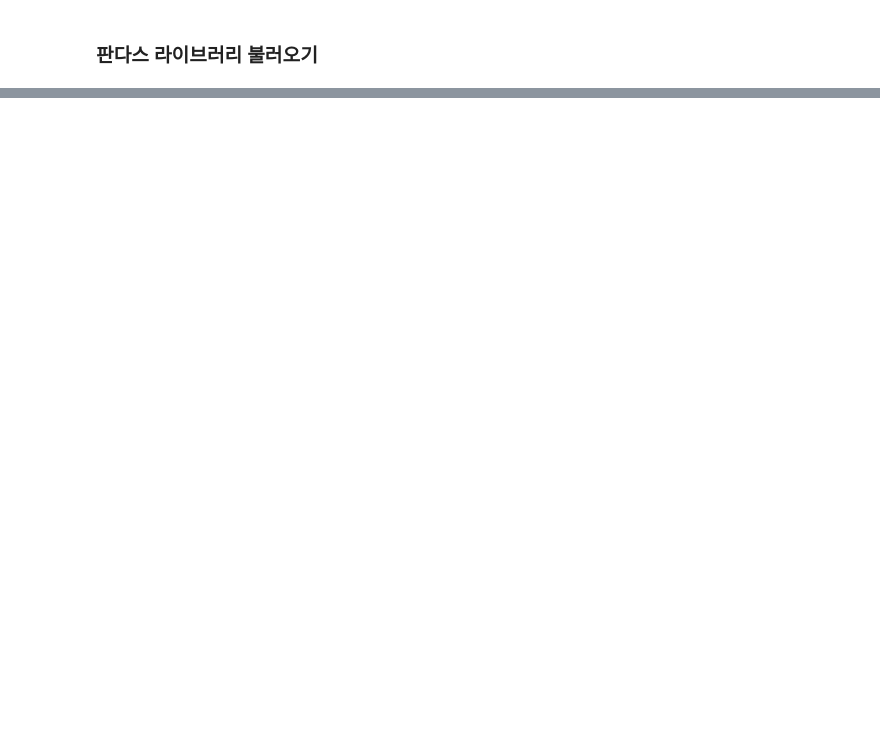
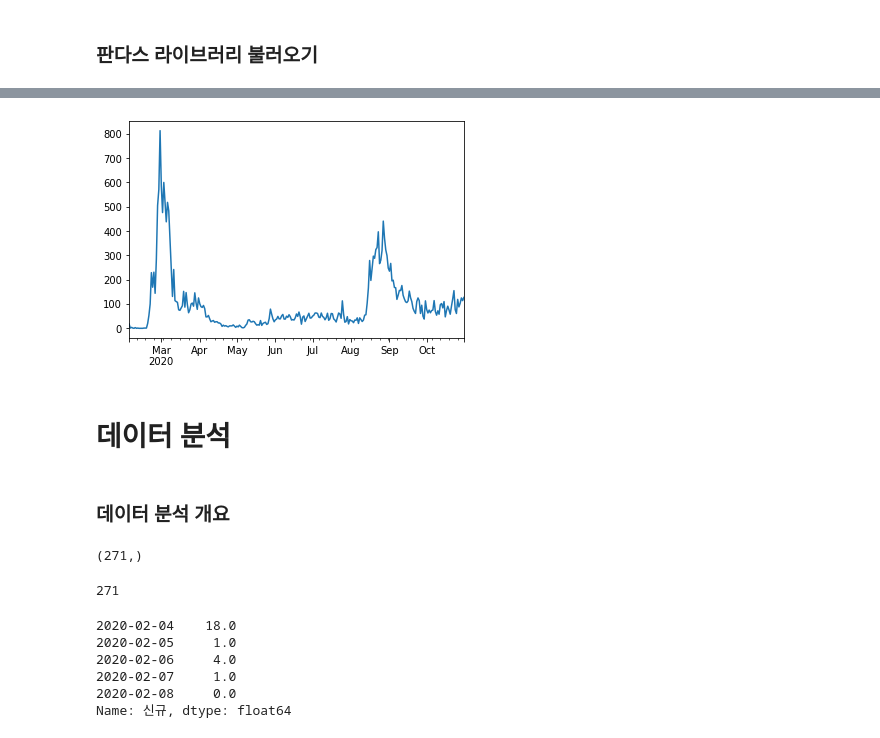
Before and after one commit to sagelab4data/HyundaiHigh_1, a Jupyter notebook: Day2_data_analysis_basic_1.ipynb, the cells around one changed output, grey strips where cells are left out. Cells and saved outputs as stored; diff of their text form; code cells hidden in the pictures; blank space fills up the shorter version.

```diff
--- a/Day2_data_analysis_basic_1.ipynb
+++ b/Day2_data_analysis_basic_1.ipynb
@@ -7,0 +57,8 @@ plt.rc('font', family='Malgun Gothic')
+# %%
+# 폰트의 경로를 통해 사용할 폰트 (나눔고딕)를 지정한다.
+path = '/usr/share/fonts/truetype/nanum/NanumGothic.ttf'  # 설치된 나눔글꼴중 사용할 폰트의 전체 경로를 가져오자
+font_name = fm.FontProperties(fname=path, size=10).get_name()
+print(font_name)
+plt.rc('font', family=font_name)
+# 마이너스 부호 처리에 오류가 있는 경우를 방지 하기 위한 설정
+mpl.rcParams['axes.unicode_minus'] = False
@@ -1060,0 +75,4 @@ corona_area = temp_area
+# %%
+corona = pd.read_csv('https://github.com/sagelab4data/HyundaiHigh_1/blob/main/Day2_corona_cases_SK.csv?raw=true',
+                     encoding='euc-kr')
+corona
@@ -1060,0 +205,3 @@ corona_area = temp_area
+# %%
+corona2 = corona1.T
+corona2
@@ -1060,0 +224,3 @@ corona_area = temp_area
+# %%
+corona_new = corona2['신규']
+corona_new
@@ -1060,0 +257,29 @@ corona_area = temp_area
+# %%
+corona_new.plot();
+# %% [output]
+[figure, added]
+# %% [markdown]
+# **데이터 분석**
+# %% [markdown]
+### 데이터 분석 개요
+# %%
+# (271, ) : 전체 데이터가 271 행이 있고 열은 별도로
+
+corona_new.shape
+# %% [output]
+(271,)
+# %%
+# 전체 데이터 개수
+
+corona_new.size
+# %% [output]
+271
+# %%
+corona_new.head()
+# %% [output]
+2020-02-04    18.0
+2020-02-05     1.0
+2020-02-06     4.0
+2020-02-07     1.0
+2020-02-08     0.0
+Name: 신규, dtype: float64
```
Also changed, not shown: parts of 267 cells of this notebook.
